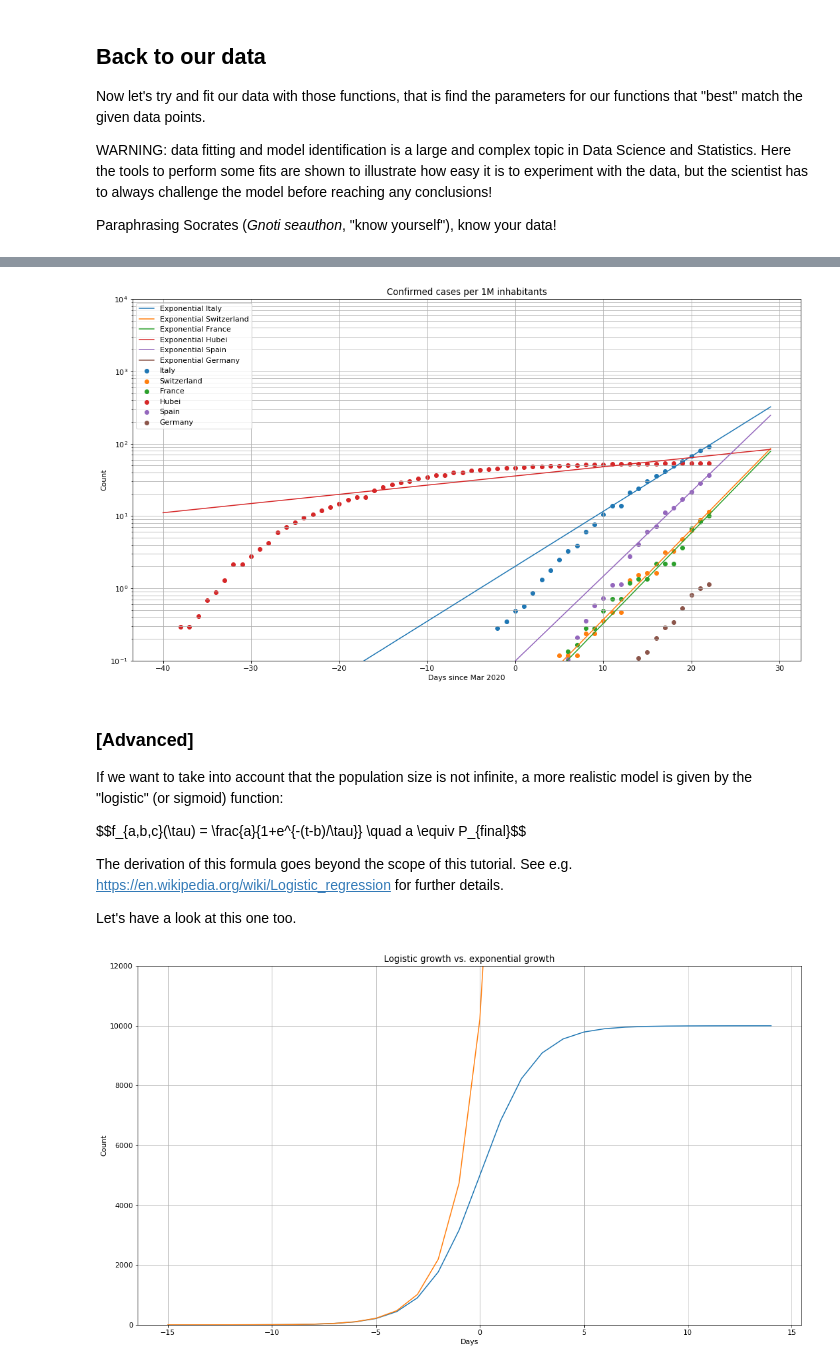
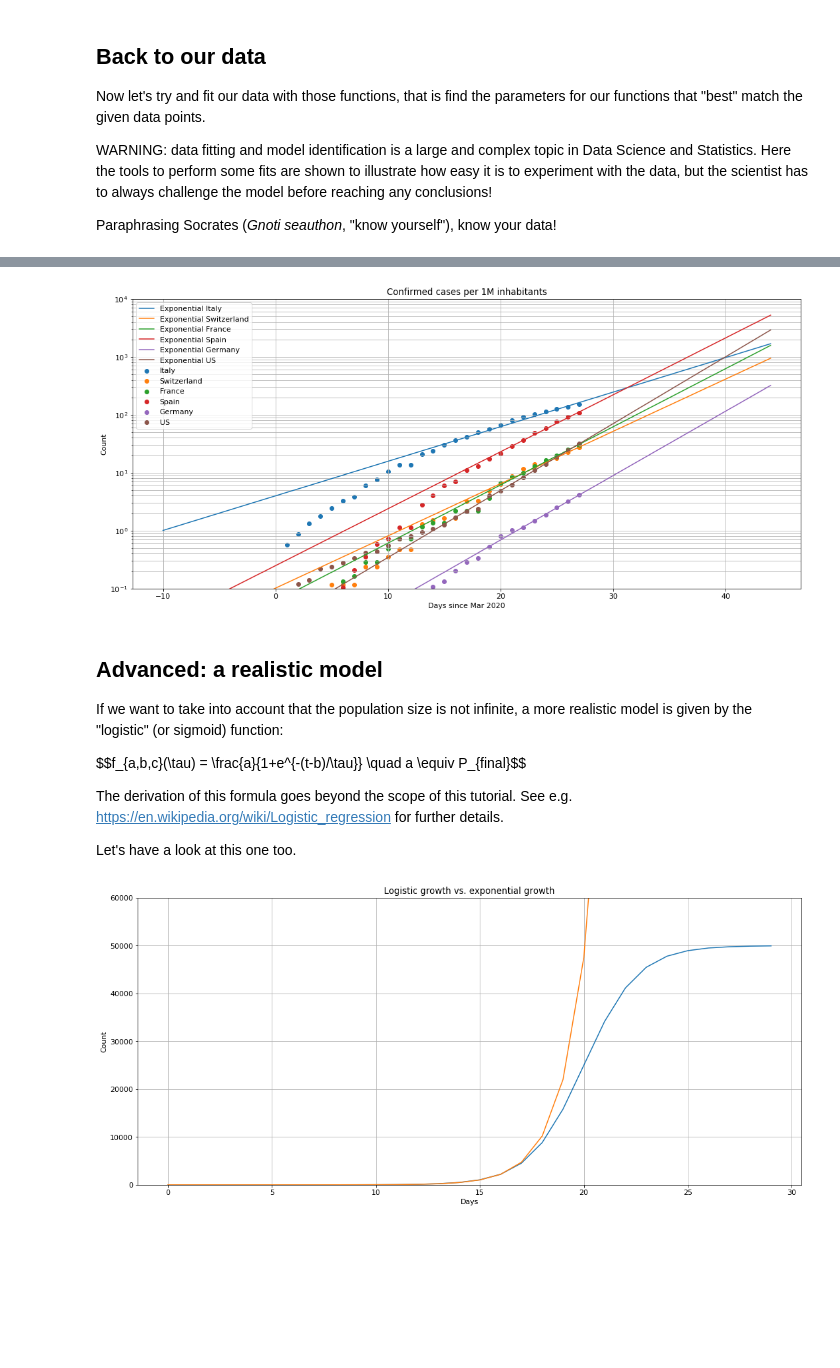
Before and after one commit to glpatcern/inotebooks, a Jupyter notebook: ITP/BigDataCovidSmartLecture/CoVid-19 in Europe.ipynb, the cells around one changed output, grey strips where cells are left out. Drawn from its saved outputs; the diff is of its cells as text; code cells hidden in the pictures; blank space fills up the shorter version.

```diff
--- a/ITP/BigDataCovidSmartLecture/CoVid-19 in Europe.ipynb
+++ b/ITP/BigDataCovidSmartLecture/CoVid-19 in Europe.ipynb
@@ -95,10 +86,10 @@ countrydf['Italy']
 # %%
-plt.rcParams['figure.figsize'] = [18, 10]
+plt.rcParams['figure.figsize'] = [18, 8]
 plt.rc('font', size=11)
 
-for c in pop_no_Hubei:
-  # drop first days' data as it's more noisy: keep points with value > 0.2 cases / 1M people
-  countrydf[c] = countrydf[c][countrydf[c].gt(0.2).any(axis=1)]
+for c in pop:
+  # drop first days' data as it's more noisy: keep points with value > 0.5 cases / 1M people
+  countrydf[c] = countrydf[c][countrydf[c].gt(0.5).any(axis=1)]
 
   # get all data points
   t = list(countrydf[c].iloc[:, 0])
@@ -110,6 +101,7 @@ plt.legend()
 plt.title("Confirmed cases per 1M inhabitants")
 plt.xlabel("Days since Mar 2020")
 plt.ylabel("Count")
+#plt.ylim((6e2, 2e3))
 plt.yscale('log')
 plt.grid(which='both')
 plt.show()
@@ -149,8 +141,8 @@ Therefore, a generic exponential function is:
 
 Let's have a look at it with some plots.
 # %%
-def exp_model(t, a, b, c):
-  return a*np.exp((t-b)/c)
+def exp_model(t, a, b, tau):
+  return a*np.exp((t-b)/tau)
 # %%
 t_range = list(range(-50, +50))
 plt.plot(t_range, [exp_model(i, 500, 0, 1.3) for i in t_range])
@@ -216,7 +209,7 @@ tdoubling
 # %%
-t_fit = list(range(-40, +30))
+t_fit = list(range(-10, +45))
 
-for c in ('Italy', 'Switzerland', 'France', 'Hubei', 'Spain', 'Germany'):
+for c in ('Italy', 'Switzerland', 'France', 'Spain', 'Germany', 'US'):
   # Real data
   t = list(countrydf[c].iloc[:, 0])
   y = list(countrydf[c].iloc[:, 1])
@@ -236,9 +229,9 @@ plt.yscale('log')
 plt.grid(which='both')
 plt.show()
 # %% [output]
-[figure, old version]
+[figure, new version]
 # %% [markdown]
-### [Advanced]
+## Advanced: a realistic model
 
 If we want to take into account that the population size is not infinite, a more realistic model is given by the "logistic" (or sigmoid) function:
 
@@ -248,22 +241,22 @@ The derivation of this formula goes beyond the scope of this tutorial. See e.g.
 
 Let's have a look at this one too.
 # %%
-def logistic_model(t, a, b, c):
-  return a/(1+np.exp(-(t-b)/c))
+def logistic_model(t, a, b, tau):
+  return a/(1+np.exp(-(t-b)/tau))
 # %%
-t_range = list(range(-15, +15))
-plt.plot(t_range, [logistic_model(i, 10000, 0, 1.3) for i in t_range])
-plt.plot(t_range, [exp_model(i, 4, -10.2, 1.3) for i in t_range])
+t_range = list(range(0, +30))
+plt.plot(t_range, [logistic_model(i, 50000, 20, 1.3) for i in t_range])
+plt.plot(t_range, [exp_model(i, 1, 6, 1.3) for i in t_range])
 
 plt.title("Logistic growth vs. exponential growth")
 plt.xlabel("Days")
 plt.ylabel("Count")
-plt.ylim((0.1, 1.2e4))
+plt.ylim((0.1, 6e4))
 #plt.yscale('log')
 plt.grid(which='both')
 plt.show()
 # %% [output]
-[figure, old version]
+[figure, new version]
 # %%
 logit_fit = {}
 for c in pop:
```
Also changed, not shown: parts of 10 cells of this notebook.
